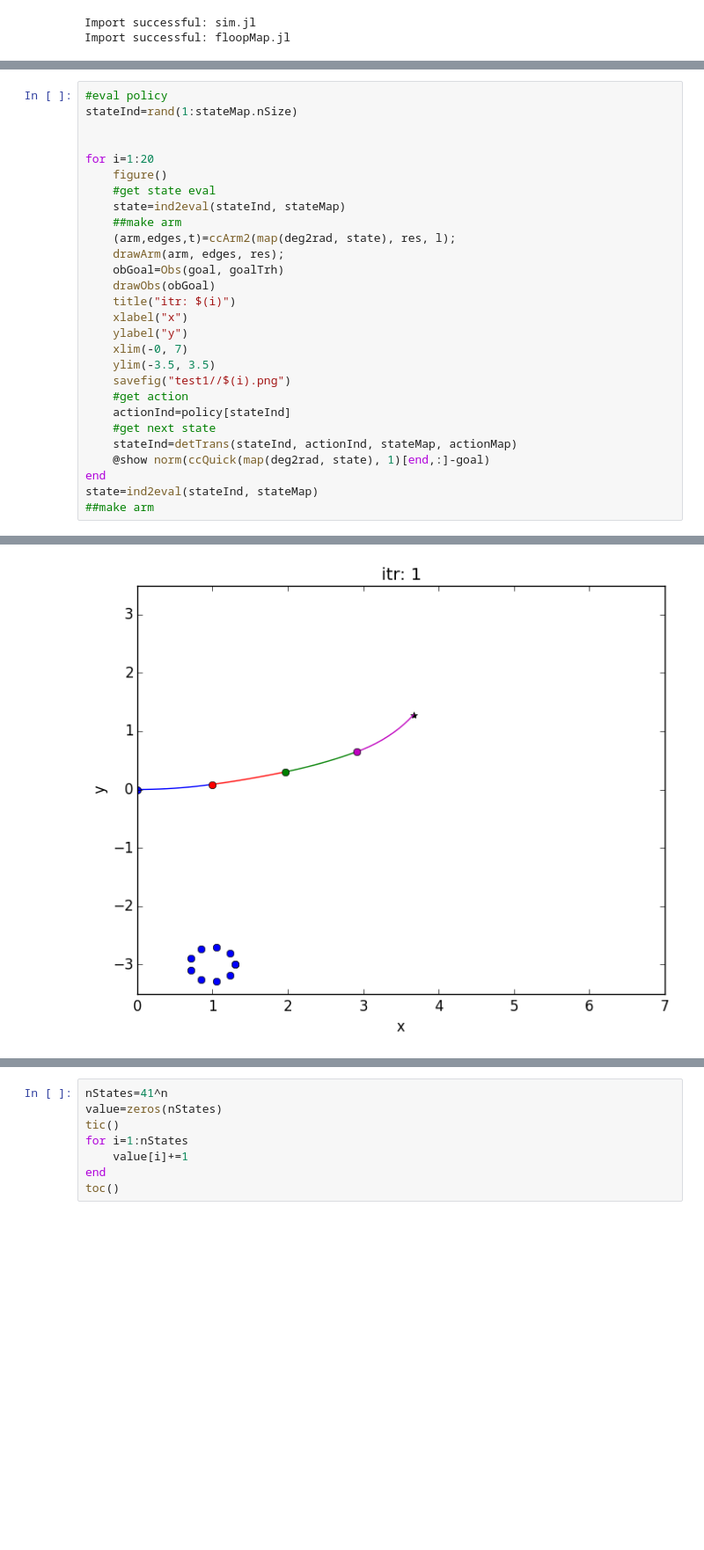
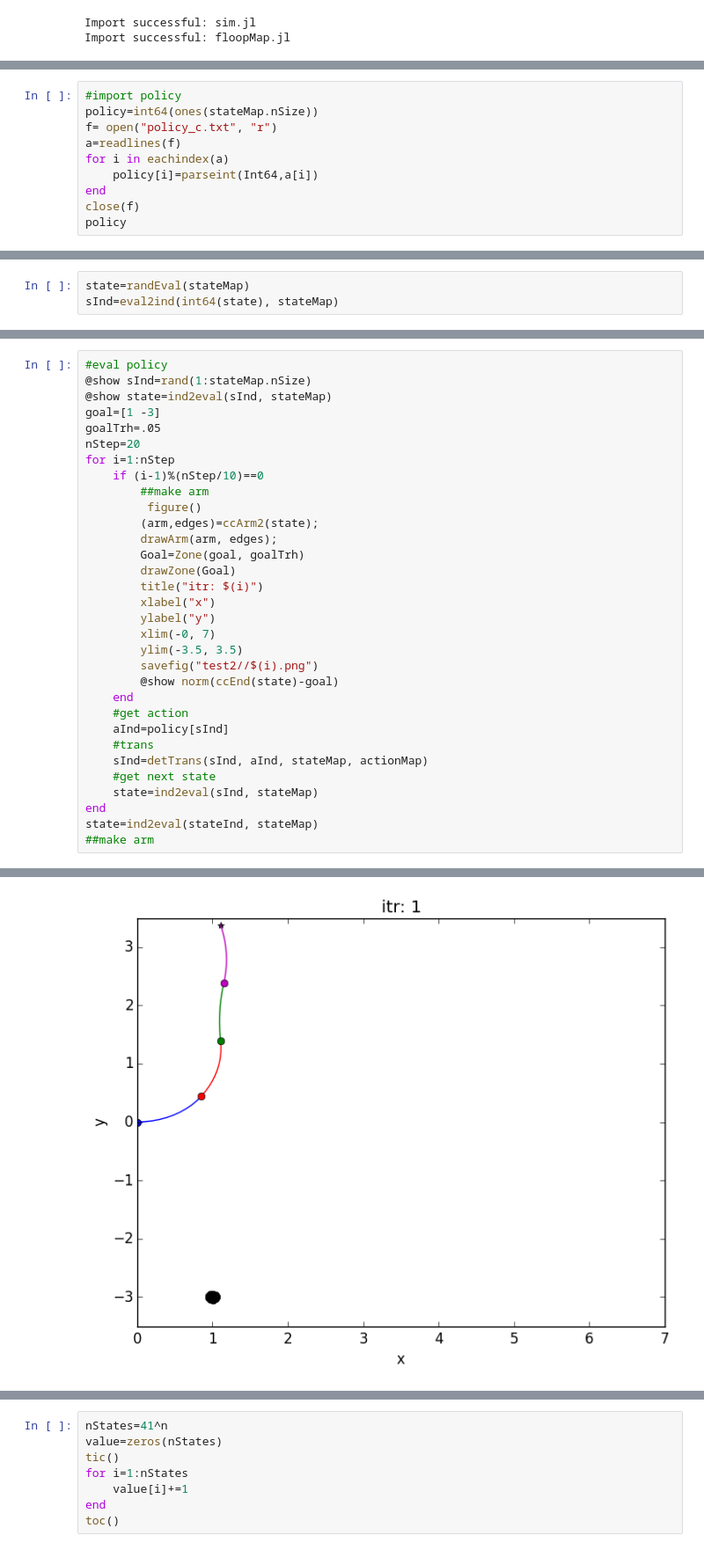
Before and after one commit to k2shah/FLOOP, a Jupyter notebook: KS-sandbox.ipynb, the cells around one changed output, grey strips where cells are left out. Shown at 88% size. Cells and saved outputs as stored; diff of their text form; blank space fills up the shorter version.

Commit message:
updated sim, added ccEnd(state)

```diff
--- a/KS-sandbox.ipynb
+++ b/KS-sandbox.ipynb
@@ -135 +169,11 @@ end
+# %%
+#import policy
+policy=int64(ones(stateMap.nSize))
+f= open("policy_c.txt", "r")
+a=readlines(f)
+for i in eachindex(a)
+    policy[i]=parseint(Int64,a[i])
+end
+close(f)
+policy
 # %%
@@ -138,0 +181,3 @@ stateMap.nSize/100 * 2.7 /60/60
+# %%
+state=randEval(stateMap)
+sInd=eval2ind(int64(state), stateMap)
@@ -139,28 +186,32 @@ stateMap.nSize/100 * 2.7 /60/60
 # %%
 #eval policy
-stateInd=rand(1:stateMap.nSize)
-
-
-for i=1:20
-    figure()
-    #get state eval
-    state=ind2eval(stateInd, stateMap)
-    ##make arm
-    (arm,edges,t)=ccArm2(map(deg2rad, state), res, l);
-    drawArm(arm, edges, res);
-    obGoal=Obs(goal, goalTrh)
-    drawObs(obGoal)
-    title("itr: $(i)")
-    xlabel("x")
-    ylabel("y")
-    xlim(-0, 7)
-    ylim(-3.5, 3.5)
-    savefig("test1//$(i).png")
+@show sInd=rand(1:stateMap.nSize)
+@show state=ind2eval(sInd, stateMap)
+goal=[1 -3]
+goalTrh=.05
+nStep=20
+for i=1:nStep
+    if (i-1)%(nStep/10)==0
+        ##make arm
+         figure()
+        (arm,edges)=ccArm2(state);
+        drawArm(arm, edges);
+        Goal=Zone(goal, goalTrh)
+        drawZone(Goal)
+        title("itr: $(i)")
+        xlabel("x")
+        ylabel("y")
+        xlim(-0, 7)
+        ylim(-3.5, 3.5)
+        savefig("test2//$(i).png")
+        @show norm(ccEnd(state)-goal)
+    end
     #get action
-    actionInd=policy[stateInd]
+    aInd=policy[sInd]
+    #trans
+    sInd=detTrans(sInd, aInd, stateMap, actionMap)
     #get next state
-    stateInd=detTrans(stateInd, actionInd, stateMap, actionMap)
-    @show norm(ccQuick(map(deg2rad, state), 1)[end,:]-goal)
+    state=ind2eval(sInd, stateMap)
 end
 state=ind2eval(stateInd, stateMap)
 ##make arm
@@ -185 +231 @@ norm((ccQuick(map(deg2rad,state),1))[end,:] - goal) => 0.2679567355619283
-[figure, old version]
+[figure, new version]
```
Also changed, not shown: parts of 23 cells of this notebook, 38 other files.
